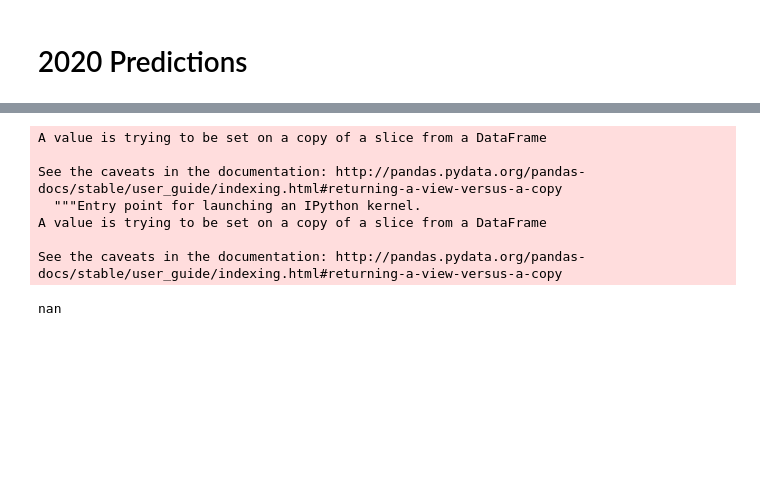
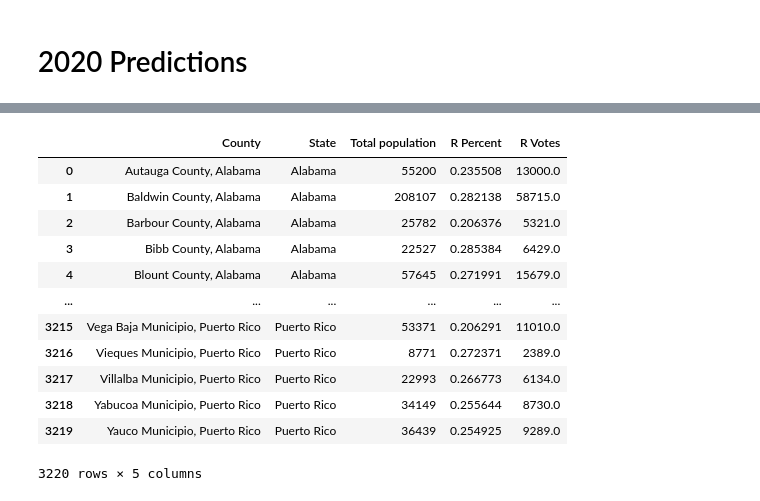
Before and after one commit to StevenDye/2020-Presidential-Election, a Jupyter notebook: Master_Notebook.ipynb, the cells around one changed output, grey strips where cells are left out. Cells and saved outputs as stored; diff of their text form; code cells hidden in the pictures; blank space fills up the shorter version.

```diff
--- a/Master_Notebook.ipynb
+++ b/Master_Notebook.ipynb
@@ -294,15 +261,32 @@ Name: Households Mean income, dtype: int64
-# %%
-features_2018.iloc[1816]['Households Median income'] = Rio_2016_Median
-features_2018.iloc[1816]['Households Mean income'] = Rio_2016_Mean
-# %% [output]
-A value is trying to be set on a copy of a slice from a DataFrame
-
-See the caveats in the documentation: http://pandas.pydata.org/pandas-docs/stable/user_guide/indexing.html#returning-a-view-versus-a-copy
-  """Entry point for launching an IPython kernel.
-A value is trying to be set on a copy of a slice from a DataFrame
-
-See the caveats in the documentation: http://pandas.pydata.org/pandas-docs/stable/user_guide/indexing.html#returning-a-view-versus-a-copy
-# %%
-features_2018.iloc[1816]['Households Median income']
-# %% [output]
-nan
+# %%
+R_2020_percent = pd.DataFrame(predictions_2020)
+# %%
+_ = features_2018['County'].str.split(',', expand=True)
+_ = _.rename(columns={1: 'State'})
+# %%
+results_2020 = pd.DataFrame.merge(features_2018['County'],
+                                  _['State'],
+                                  left_index=True, right_index=True)
+
+results_2020 = results_2020.merge(features_2018['Total population'],
+                                  left_index=True, right_index=True)
+
+results_2020 = results_2020.merge(R_2020_percent, left_index=True, right_index=True)
+results_2020 = results_2020.rename(columns={0: 'R Percent'})
+results_2020['R Votes'] = (results_2020['R Percent'] * results_2020['Total population']).round()
+# %%
+results_2020
+# %% [output]
+|  | County | State | Total population | R Percent | R Votes |
+| 0 | Autauga County, Alabama | Alabama | 55200 | 0.235508 | 13000.0 |
+| 1 | Baldwin County, Alabama | Alabama | 208107 | 0.282138 | 58715.0 |
+| 2 | Barbour County, Alabama | Alabama | 25782 | 0.206376 | 5321.0 |
+| 3 | Bibb County, Alabama | Alabama | 22527 | 0.285384 | 6429.0 |
+| 4 | Blount County, Alabama | Alabama | 57645 | 0.271991 | 15679.0 |
+| ... | ... | ... | ... | ... | ... |
+| 3215 | Vega Baja Municipio, Puerto Rico | Puerto Rico | 53371 | 0.206291 | 11010.0 |
+| 3216 | Vieques Municipio, Puerto Rico | Puerto Rico | 8771 | 0.272371 | 2389.0 |
+| 3217 | Villalba Municipio, Puerto Rico | Puerto Rico | 22993 | 0.266773 | 6134.0 |
+| 3218 | Yabucoa Municipio, Puerto Rico | Puerto Rico | 34149 | 0.255644 | 8730.0 |
+| 3219 | Yauco Municipio, Puerto Rico | Puerto Rico | 36439 | 0.254925 | 9289.0 |
+3220 rows × 5 columns
```
Also changed, not shown: parts of 24 cells of this notebook, 1 other file.
